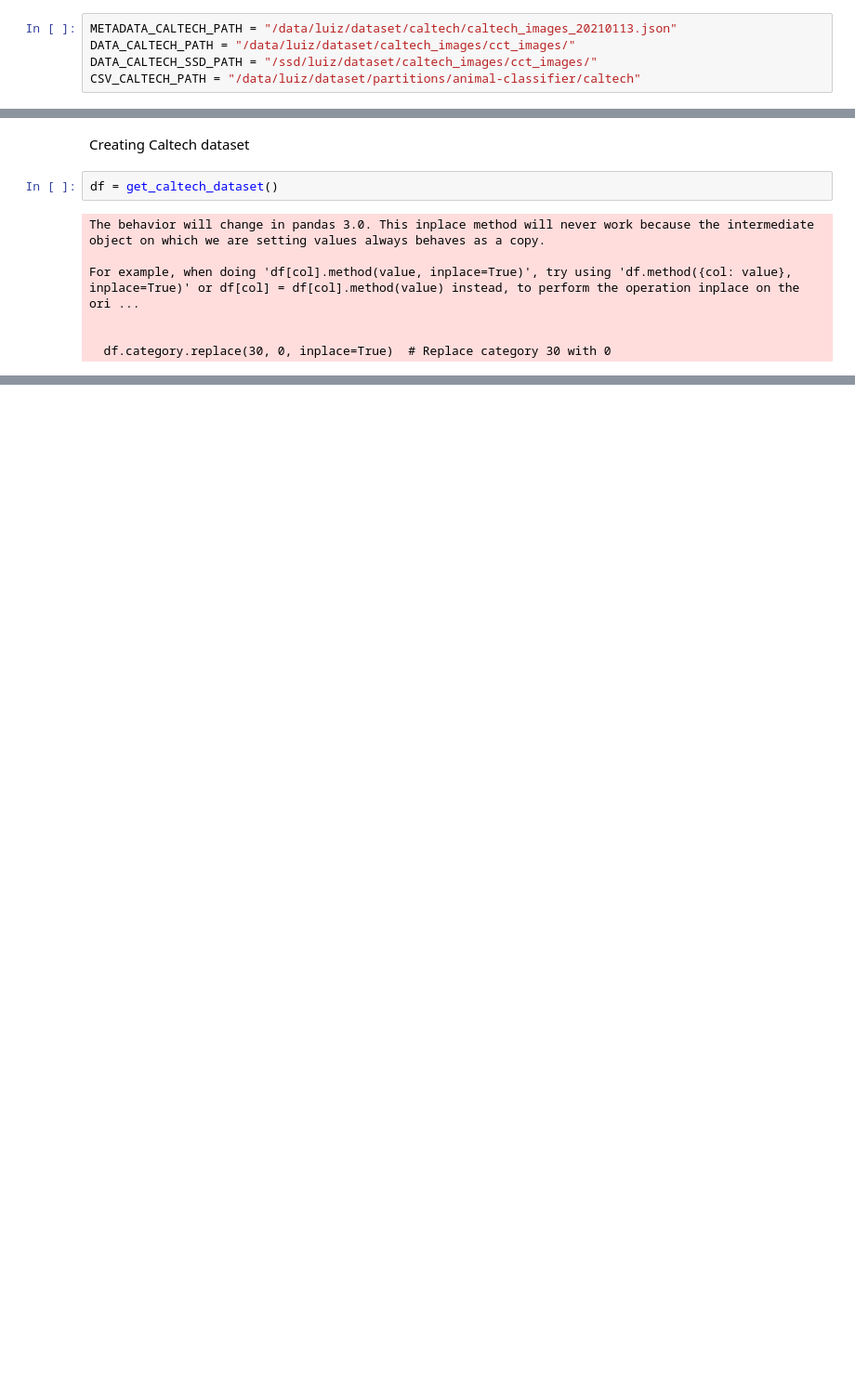
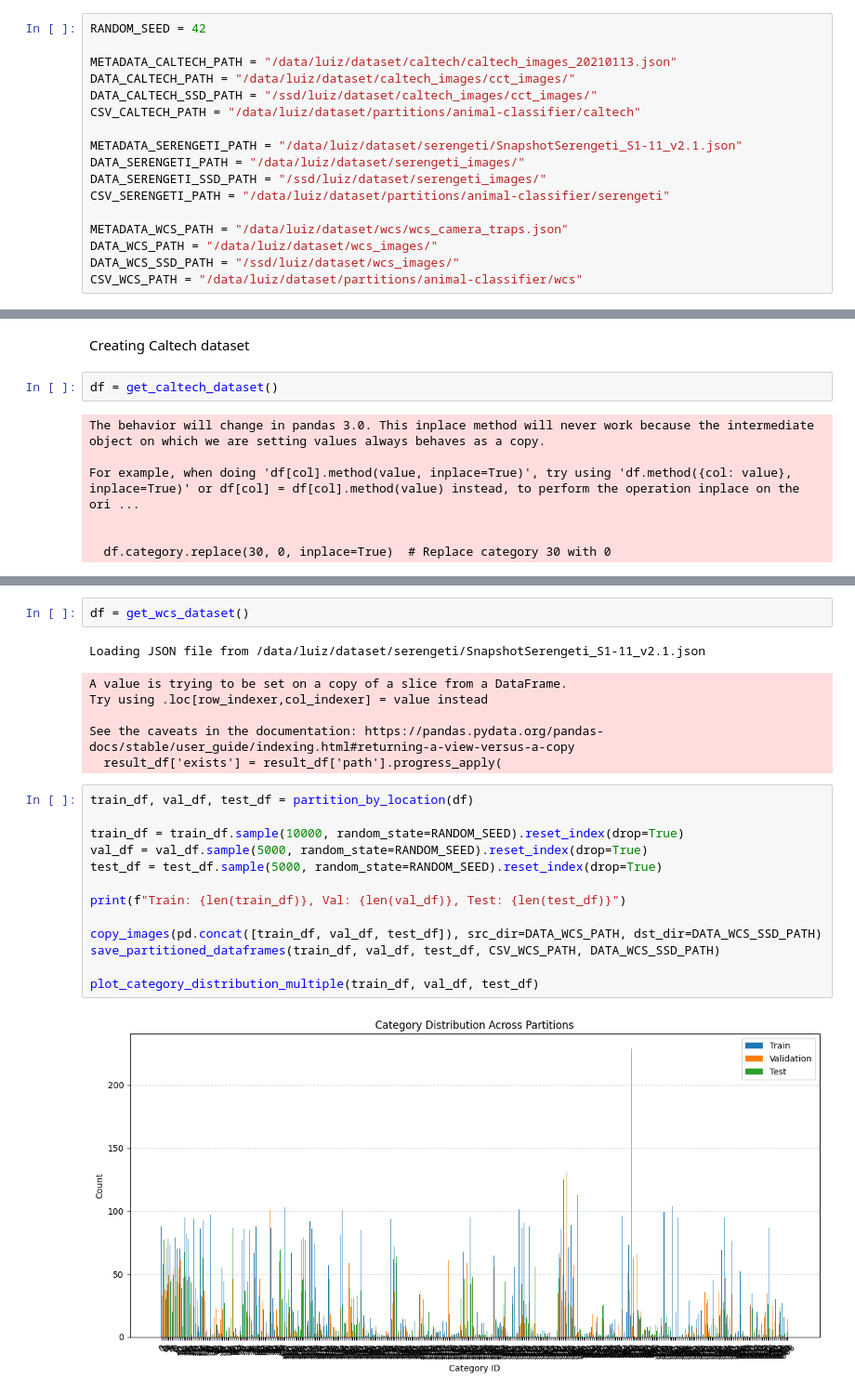
Before and after one commit to LuizAlencar17/EcoAIP, a Jupyter notebook: notebooks/create_dataset.ipynb, the cells around one changed output, grey strips where cells are left out. Shown at 93% size. Drawn from its saved outputs; the diff is of its cells as text; blank space fills up the shorter version.

```diff
--- a/notebooks/create_dataset.ipynb
+++ b/notebooks/create_dataset.ipynb
@@ -14,10 +14,22 @@ import matplotlib.pyplot as plt
 # %% [markdown]
 Global variabels to setup each dataset
 # %%
+RANDOM_SEED = 42
+
 METADATA_CALTECH_PATH = "/data/luiz/dataset/caltech/caltech_images_20210113.json"
 DATA_CALTECH_PATH = "/data/luiz/dataset/caltech_images/cct_images/"
 DATA_CALTECH_SSD_PATH = "/ssd/luiz/dataset/caltech_images/cct_images/"
 CSV_CALTECH_PATH = "/data/luiz/dataset/partitions/animal-classifier/caltech"
+
+METADATA_SERENGETI_PATH = "/data/luiz/dataset/serengeti/SnapshotSerengeti_S1-11_v2.1.json"
+DATA_SERENGETI_PATH = "/data/luiz/dataset/serengeti_images/"
+DATA_SERENGETI_SSD_PATH = "/ssd/luiz/dataset/serengeti_images/"
+CSV_SERENGETI_PATH = "/data/luiz/dataset/partitions/animal-classifier/serengeti"
+
+METADATA_WCS_PATH = "/data/luiz/dataset/wcs/wcs_camera_traps.json"
+DATA_WCS_PATH = "/data/luiz/dataset/wcs_images/"
+DATA_WCS_SSD_PATH = "/ssd/luiz/dataset/wcs_images/"
+CSV_WCS_PATH = "/data/luiz/dataset/partitions/animal-classifier/wcs"
 # %% [markdown]
 Helpers functions
 # %%
@@ -193,0 +341,24 @@ plot_category_distribution_multiple(train_df, val_df, test_df)
+# %%
+df = get_wcs_dataset()
+# %% [output]
+Loading JSON file from /data/luiz/dataset/serengeti/SnapshotSerengeti_S1-11_v2.1.json
+A value is trying to be set on a copy of a slice from a DataFrame.
+Try using .loc[row_indexer,col_indexer] = value instead
+
+See the caveats in the documentation: https://pandas.pydata.org/pandas-docs/stable/user_guide/indexing.html#returning-a-view-versus-a-copy
+  result_df['exists'] = result_df['path'].progress_apply(
+# %%
+train_df, val_df, test_df = partition_by_location(df)
+
+train_df = train_df.sample(10000, random_state=RANDOM_SEED).reset_index(drop=True)
+val_df = val_df.sample(5000, random_state=RANDOM_SEED).reset_index(drop=True)
+test_df = test_df.sample(5000, random_state=RANDOM_SEED).reset_index(drop=True)
+
+print(f"Train: {len(train_df)}, Val: {len(val_df)}, Test: {len(test_df)}")
+
+copy_images(pd.concat([train_df, val_df, test_df]), src_dir=DATA_WCS_PATH, dst_dir=DATA_WCS_SSD_PATH)
+save_partitioned_dataframes(train_df, val_df, test_df, CSV_WCS_PATH, DATA_WCS_SSD_PATH)
+
+plot_category_distribution_multiple(train_df, val_df, test_df)
+# %% [output]
+[figure, added]
```
Also changed, not shown: parts of 9 cells of this notebook, 32 other files.
